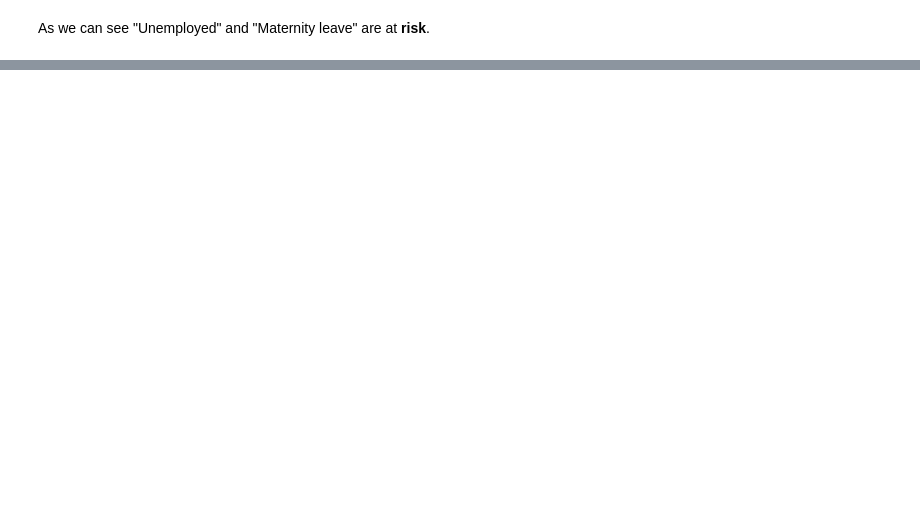
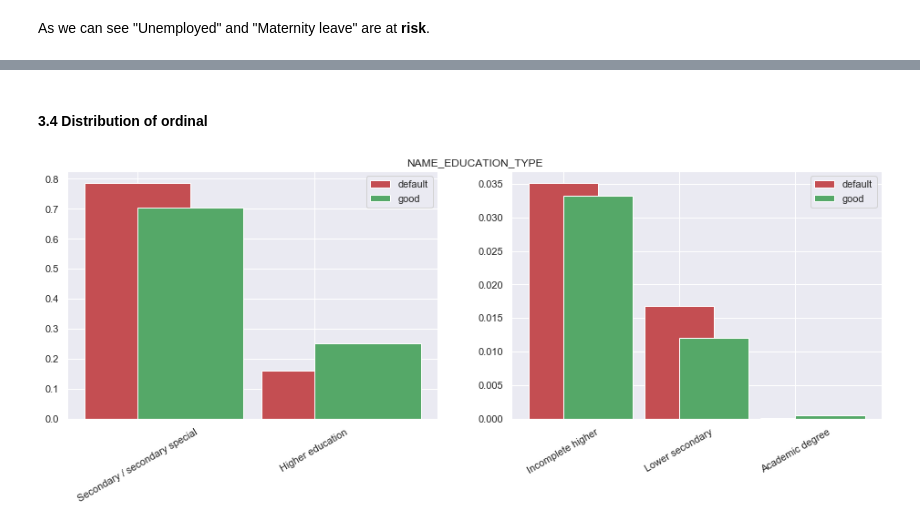
Before and after one commit to lasados/HomeCreditScoring, a Jupyter notebook: EDA.ipynb, the cells around one changed output, grey strips where cells are left out. Saved outputs shown, nothing was run; the diff lists cells and outputs as text; code cells hidden in the pictures; blank space fills up the shorter version.

```diff
--- a/EDA.ipynb
+++ b/EDA.ipynb
@@ -427,0 +386,6 @@ plot_distbars('WALLSMATERIAL_MODE')
+# %% [markdown]
+#### 3.4 Distribution of ordinal
+# %%
+plot_cat_distbars(ordinal_columns)
+# %% [output]
+[figure, added]
```
Also changed, not shown: parts of 21 cells of this notebook.
